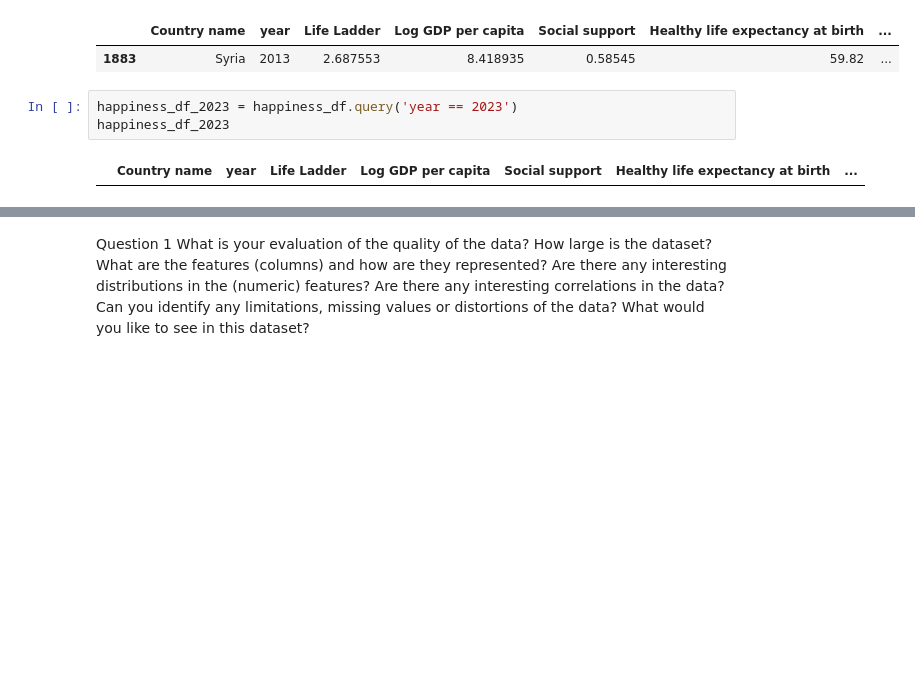
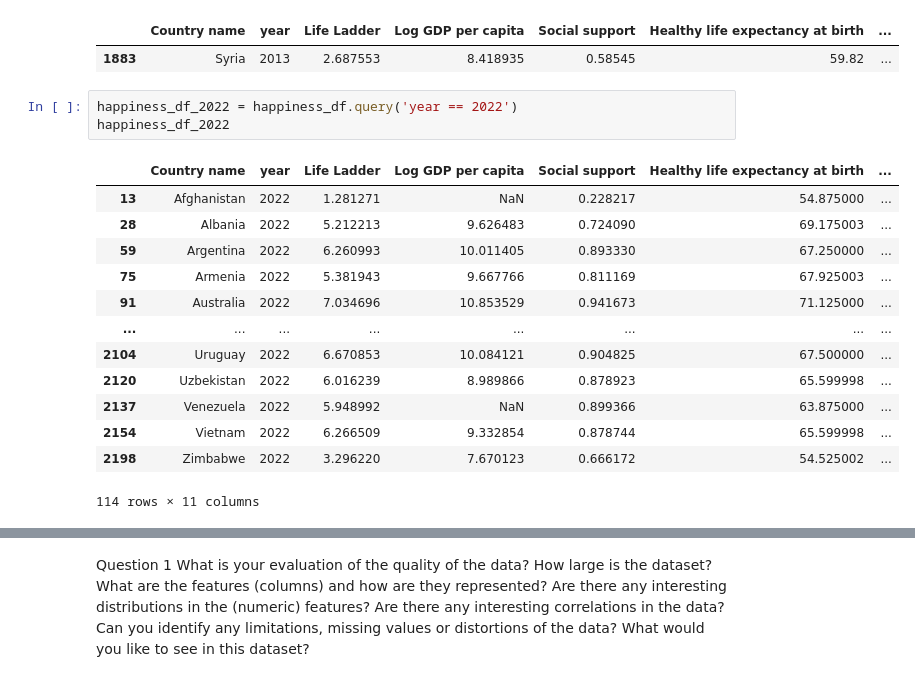
Before and after one commit to USFCA-CS663-Spring2024/happiness-lawrenceslng, a Jupyter notebook: Happiness - Assignment 1 - CS 663 (Machine Learning).ipynb, the cells around one changed output, grey strips where cells are left out. Saved outputs shown, nothing was run; the diff lists cells and outputs as text; blank space fills up the shorter version.

```diff
--- a/Happiness - Assignment 1 - CS 663 (Machine Learning).ipynb
+++ b/Happiness - Assignment 1 - CS 663 (Machine Learning).ipynb
@@ -231,7 +289,19 @@ happiness_df_2013.loc[happiness_df_2013['Life Ladder'] == min(happiness_df_2013[
 |  | Country name | year | Life Ladder | Log GDP per capita | Social support | Healthy life expectancy at birth | ... |
 | 1883 | Syria | 2013 | 2.687553 | 8.418935 | 0.58545 | 59.82 | ... |
 # %%
-happiness_df_2023 = happiness_df.query('year == 2023')
-happiness_df_2023
+happiness_df_2022 = happiness_df.query('year == 2022')
+happiness_df_2022
 # %% [output]
 |  | Country name | year | Life Ladder | Log GDP per capita | Social support | Healthy life expectancy at birth | ... |
+| 13 | Afghanistan | 2022 | 1.281271 | NaN | 0.228217 | 54.875000 | ... |
+| 28 | Albania | 2022 | 5.212213 | 9.626483 | 0.724090 | 69.175003 | ... |
+| 59 | Argentina | 2022 | 6.260993 | 10.011405 | 0.893330 | 67.250000 | ... |
+| 75 | Armenia | 2022 | 5.381943 | 9.667766 | 0.811169 | 67.925003 | ... |
+| 91 | Australia | 2022 | 7.034696 | 10.853529 | 0.941673 | 71.125000 | ... |
+| ... | ... | ... | ... | ... | ... | ... | ... |
+| 2104 | Uruguay | 2022 | 6.670853 | 10.084121 | 0.904825 | 67.500000 | ... |
+| 2120 | Uzbekistan | 2022 | 6.016239 | 8.989866 | 0.878923 | 65.599998 | ... |
+| 2137 | Venezuela | 2022 | 5.948992 | NaN | 0.899366 | 63.875000 | ... |
+| 2154 | Vietnam | 2022 | 6.266509 | 9.332854 | 0.878744 | 65.599998 | ... |
+| 2198 | Zimbabwe | 2022 | 3.296220 | 7.670123 | 0.666172 | 54.525002 | ... |
+114 rows × 11 columns
```
Also changed, not shown: parts of 31 cells of this notebook.
